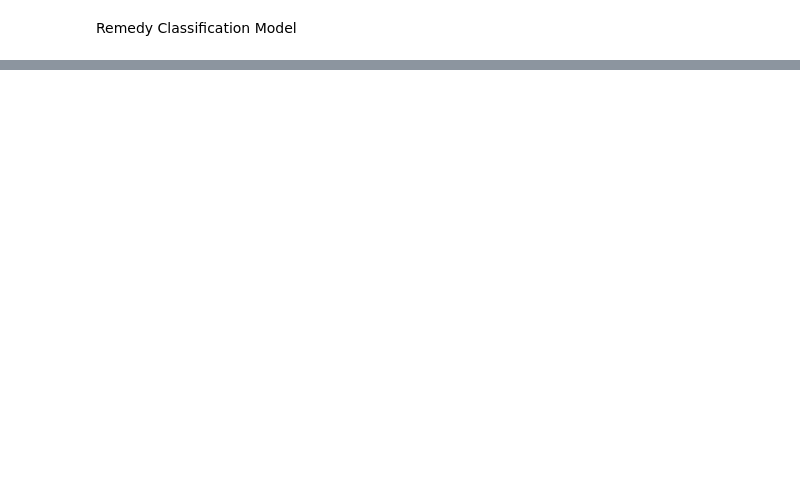
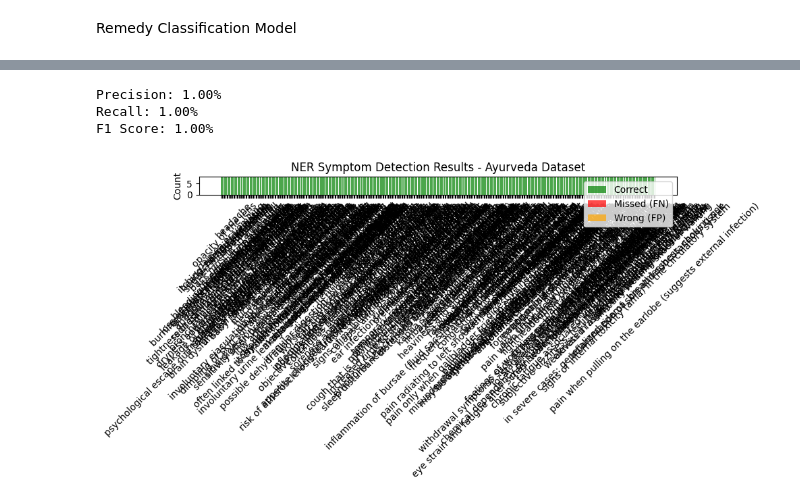
Before and after one commit to hk12589/AyurAI, a Jupyter notebook: AyurAI.ipynb, the cells around one changed output, grey strips where cells are left out. Drawn from its saved outputs; the diff is of its cells as text; code cells hidden in the pictures; blank space fills up the shorter version.

```diff
--- a/AyurAI.ipynb
+++ b/AyurAI.ipynb
@@ -3,11 +3,13 @@ Data PreProcessing
 # %%
 import json
 import re
-from google.colab import drive
+# from google.colab import drive
 
-drive.mount('/content/drive')
+# drive.mount('/content/drive')
 
-json_path = '/content/drive/My Drive/Colab Notebooks/Docs/Vasant_Lad_DataSet.json'
+# json_path = '/content/drive/My Drive/Colab Notebooks/Docs/Vasant_Lad_DataSet.json'
+
+json_path = r'C:\Users\ADMIN\Downloads\AyurAI\Vasant_Lad_DataSet.json'
 
 # Load dataset
 with open(json_path, "r", encoding="utf-8") as f:
@@ -150,4 +152,5 @@ Successfully installed backoff-2.2.1 bcrypt-4.3.0 chromadb-1.0.15 coloredlogs-15
 # %%
+# if running in VS Open a new terminal in Visual Studio Code and Run python -m spacy download en_core_web_sm
 import json
 import spacy
 import nltk
@@ -220,7 +223,7 @@ for r in results[:5]:
     print("Symptoms:", r["Symptoms"][:3])  # Preview first 3
     print("Remedies:", r["Remedies"][:3])
 
-client     = chromadb.Client()
+client     = chromadb.PersistentClient(path="./chromadb_store")
 collection = client.get_or_create_collection(name="ayurveda_symptoms")
 
 for rec_idx, entry in enumerate(results):
@@ -454,7 +451,7 @@ Iteration 10, Losses: {'ner': np.float32(57.815395)}
 # %%
 # 4. Test NER
 nlp = spacy.load("symptom_ner_model")
-doc = nlp("The patient has stomachache.")
+doc = nlp("i am feeling little drowsy.")
 for ent in doc.ents:
     print(ent.text, ent.label_)
 # %% [output]
@@ -477,13 +474,27 @@ else:
         query_embeddings=[query_embedding],
         n_results=3
     )
+    matches = []
 
     for i, doc in enumerate(results['documents'][0]):
+        score = results['distances'][0][i]
+        similarity = 1 - score
         print(f"\nMatch #{i+1}")
+        print("Score (distance):", score)
         print("Matched Symptoms:", doc)
         print("Disease:", results['metadatas'][0][i]['disease'])
         print("Dosha:", results['metadatas'][0][i]['dosha'])
         print("Remedies:", json.dumps(results['metadatas'][0][i]['remedy'], indent=2))
+
+        matches.append({
+            "symptoms": doc,
+            "disease": results['metadatas'][0][i]['disease'],
+            "dosha": results['metadatas'][0][i]['dosha'],
+            "remedy": json.dumps(results['metadatas'][0][i]['remedy'], indent=2),
+            "similarity": similarity
+        })
+
+    print("extracted_symptoms:", extracted_symptoms,"matches:",matches,"recommendation:", json.dumps(matches[0], indent=2))
 # %% [output]
 Extracted Symptoms: ['headache and stomachache']
 
@@ -506,0 +774,13 @@ Remedies: "hydration recipe: mix 1 tsp sugar, 1 tsp lime juice, pinch of salt in
+# %%
+results, fn, fp, correct = evaluate_model(MODEL_PATH, TEST_DATA)
+
+print(f"Precision: {results['ents_p']:.2f}%")
+print(f"Recall: {results['ents_r']:.2f}%")
+print(f"F1 Score: {results['ents_f']:.2f}%")
+
+plot_results(correct, fn, fp)
+# %% [output]
+Precision: 1.00%
+Recall: 1.00%
+F1 Score: 1.00%
+[figure, added]
```
Also changed, not shown: parts of 23 cells of this notebook, 6 other files.
